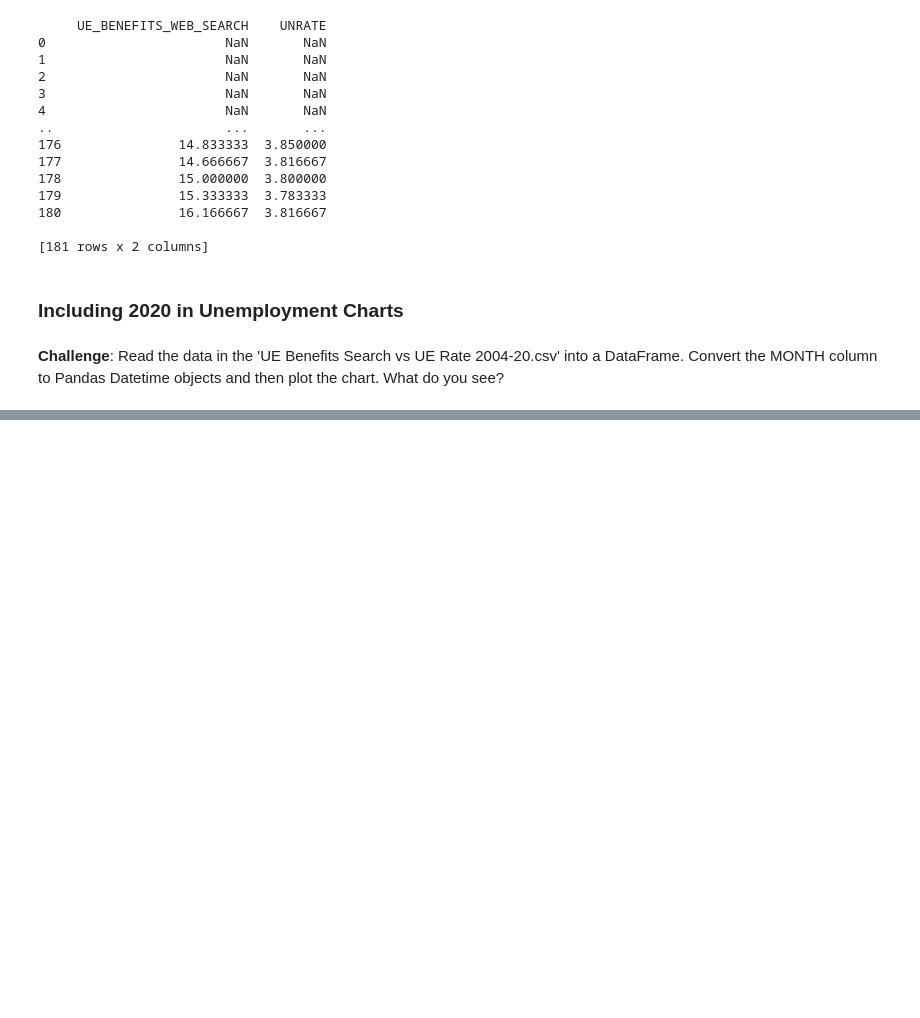
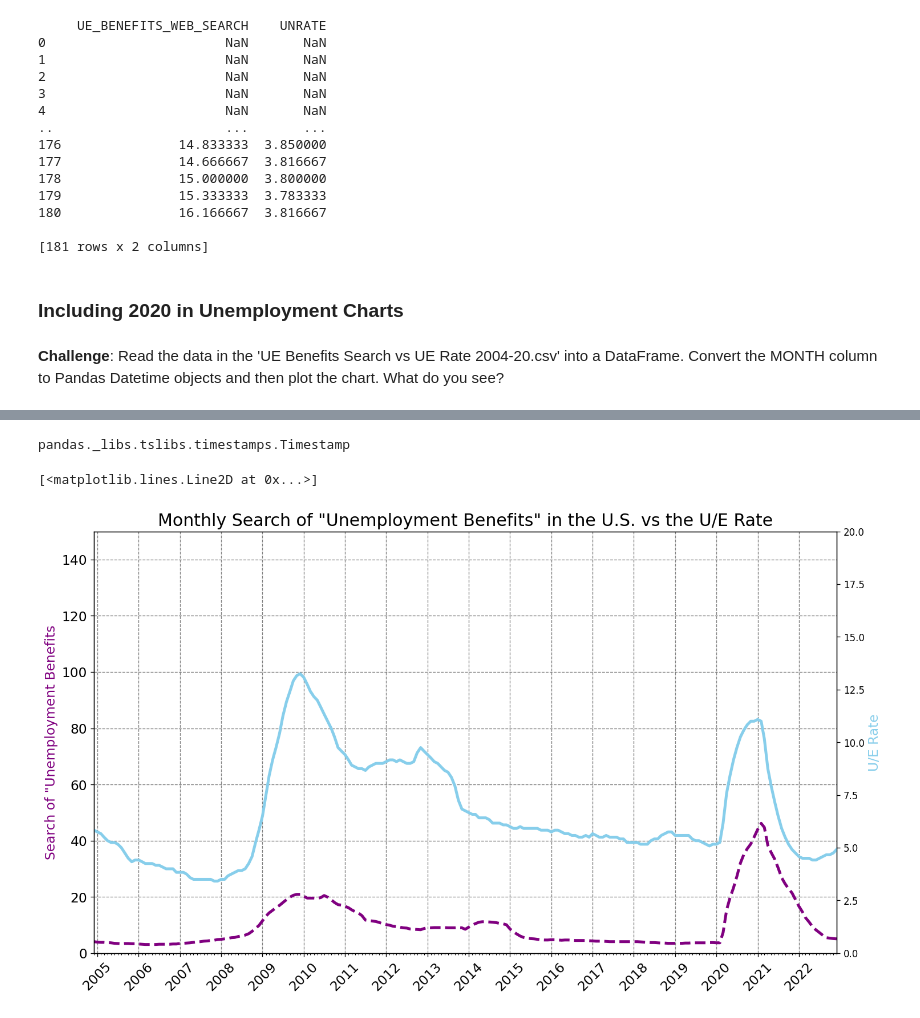
Before and after one commit to davibelo/python-pro-bootcamp-2021, a Jupyter notebook: 07-projects-DataScience/04-TimeSeriesExample/Google Trends and Data Visualisation.ipynb, the cells around one changed output, grey strips where cells are left out. Drawn from its saved outputs; the diff is of its cells as text; code cells hidden in the pictures; blank space fills up the shorter version.

```diff
--- a/07-projects-DataScience/04-TimeSeriesExample/Google Trends and Data Visualisation.ipynb
+++ b/07-projects-DataScience/04-TimeSeriesExample/Google Trends and Data Visualisation.ipynb
@@ -435,0 +438,3 @@ plt.show()
+# %%
+df_ue_2022 = pd.read_csv(f"{path}/UE Benefits Search vs UE Rate 2004-22.csv")
+df_ue_2022.head()
@@ -435,0 +448,50 @@ plt.show()
+# %%
+df_ue_2022.Month = pd.to_datetime(df_ue_2022.Month)
+type(df_ue_2022.Month[0])
+# %% [output]
+pandas._libs.tslibs.timestamps.Timestamp
+# %%
+ROLL_WINDOW = 12
+COLOR_1 = "purple"
+COLOR_2 = "skyblue"
+DATAFRAME = df_ue_2022
+TIME_SERIES = df_ue_2022.Month
+
+
+plt.figure(figsize=(14, 8), dpi=120)
+plt.title('Monthly Search of "Unemployment Benefits" in the U.S. vs the U/E Rate',
+          fontsize=18)
+
+plt.yticks(fontsize=14)
+plt.xticks(fontsize=14, rotation=45)
+plt.grid(color='grey', linestyle='--')
+
+ax1 = plt.gca()
+ax2 = ax1.twinx()
+
+ax1.xaxis.set_major_locator(years)
+ax1.xaxis.set_major_formatter(years_fmt)
+ax1.xaxis.set_minor_locator(months)
+
+ax1.set_ylabel('Search of "Unemployment Benefits', color=COLOR_1, fontsize=14)
+ax2.set_ylabel("U/E Rate", color=COLOR_2, fontsize=14)
+
+ax1.set_ylim([0, 150])
+ax2.set_ylim([0, 20])
+ax1.set_xlim([TIME_SERIES[ROLL_WINDOW - 1], TIME_SERIES.max()])
+
+# Calculate the rolling average over a 6 month window
+df_unemployment_roll = DATAFRAME[['SearchUnemploymentBenefits', 'UnemploymentRate']].rolling(window=ROLL_WINDOW).mean()
+
+ax1.plot(TIME_SERIES,
+         df_unemployment_roll.SearchUnemploymentBenefits,
+         color=COLOR_1,
+         linewidth=3,
+         linestyle="--")
+ax2.plot(TIME_SERIES,
+         df_unemployment_roll.UnemploymentRate,
+         color=COLOR_2,
+         linewidth=3)
+# %% [output]
+[<matplotlib.lines.Line2D at 0x...>]
+[figure, added]
```
Also changed, not shown: parts of 4 cells of this notebook, 1 other file.
